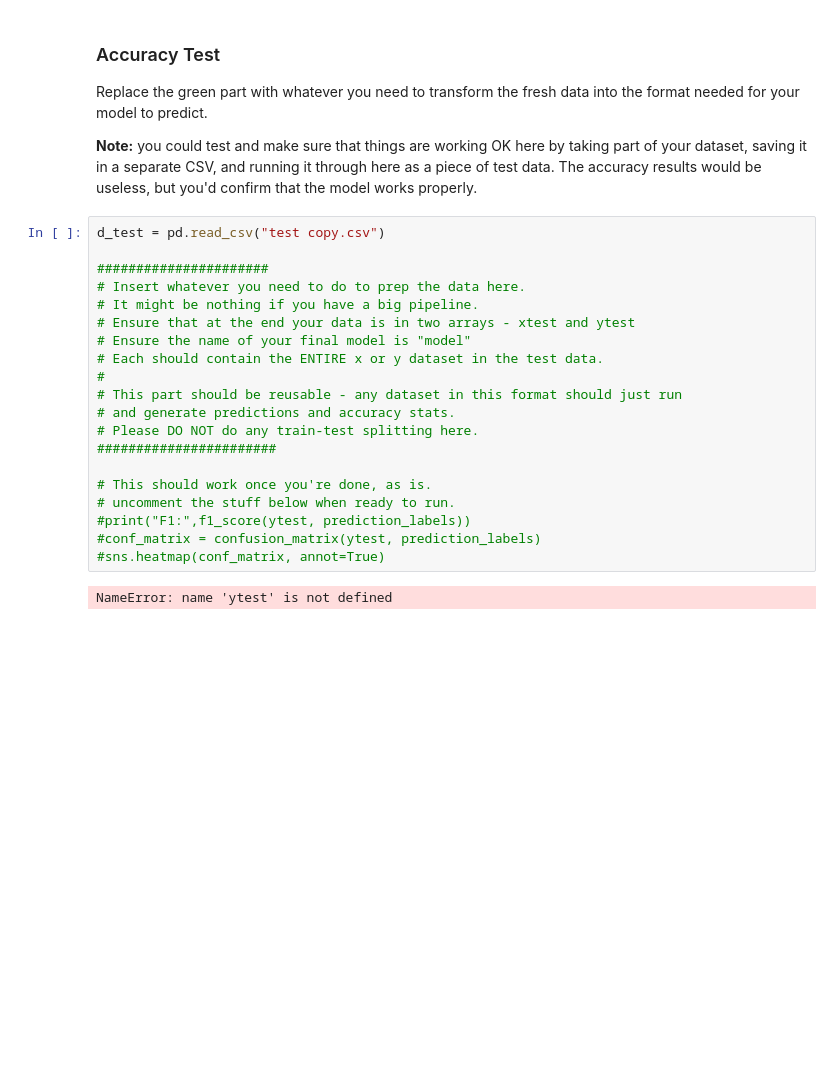
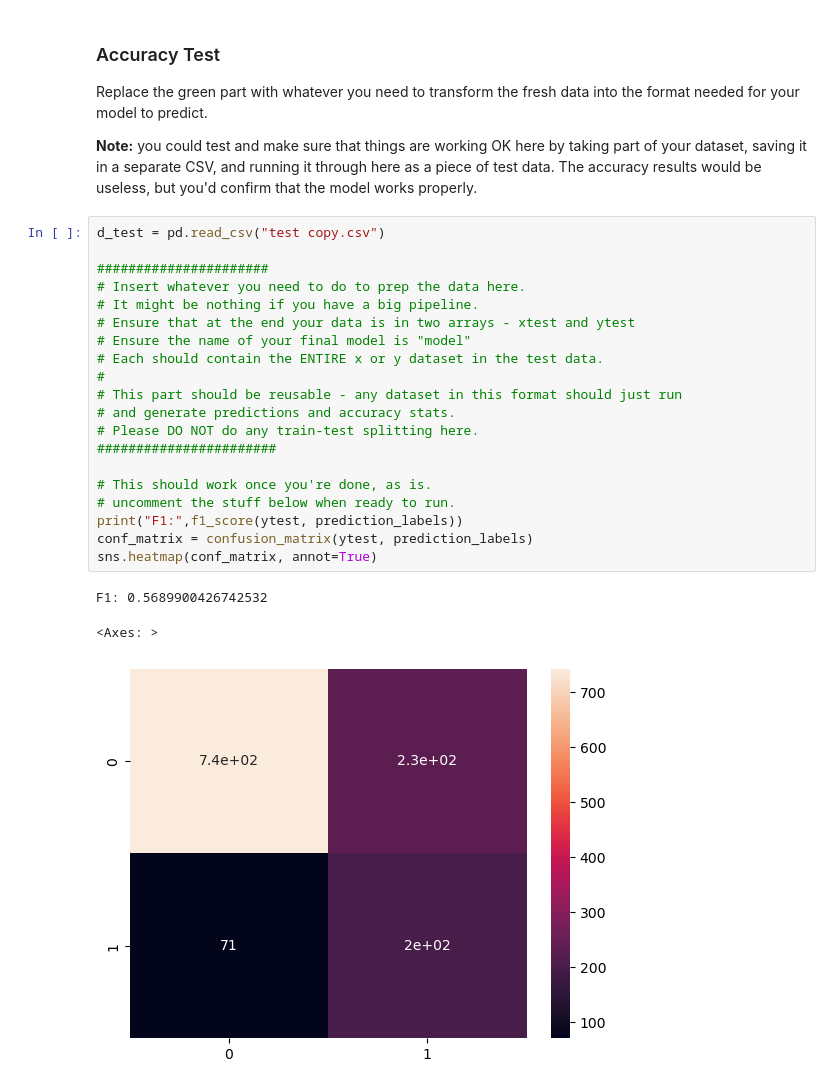
Before and after one commit to smalona1/BSIP_Assignment_4_Students, a Jupyter notebook: START_Asn_4.ipynb, the cells around one changed output. Drawn from its saved outputs; the diff is of its cells as text; blank space fills up the shorter version.

```diff
--- a/START_Asn_4.ipynb
+++ b/START_Asn_4.ipynb
@@ -176,22 +176,24 @@ Replace the green part with whatever you need to transform the fresh data into t
 # %%
 d_test = pd.read_csv("test copy.csv")
 
 ######################
 # Insert whatever you need to do to prep the data here.
 # It might be nothing if you have a big pipeline.
 # Ensure that at the end your data is in two arrays - xtest and ytest
 # Ensure the name of your final model is "model"
 # Each should contain the ENTIRE x or y dataset in the test data.
 #
 # This part should be reusable - any dataset in this format should just run
 # and generate predictions and accuracy stats.
 # Please DO NOT do any train-test splitting here.
 #######################
 
 # This should work once you're done, as is.
 # uncomment the stuff below when ready to run.
-#print("F1:",f1_score(ytest, prediction_labels))
-#conf_matrix = confusion_matrix(ytest, prediction_labels)
-#sns.heatmap(conf_matrix, annot=True)
+print("F1:",f1_score(ytest, prediction_labels))
+conf_matrix = confusion_matrix(ytest, prediction_labels)
+sns.heatmap(conf_matrix, annot=True)
 # %% [output]
-NameError: name 'ytest' is not defined
+F1: 0.5689900426742532
+<Axes: >
+[figure, added]
```
